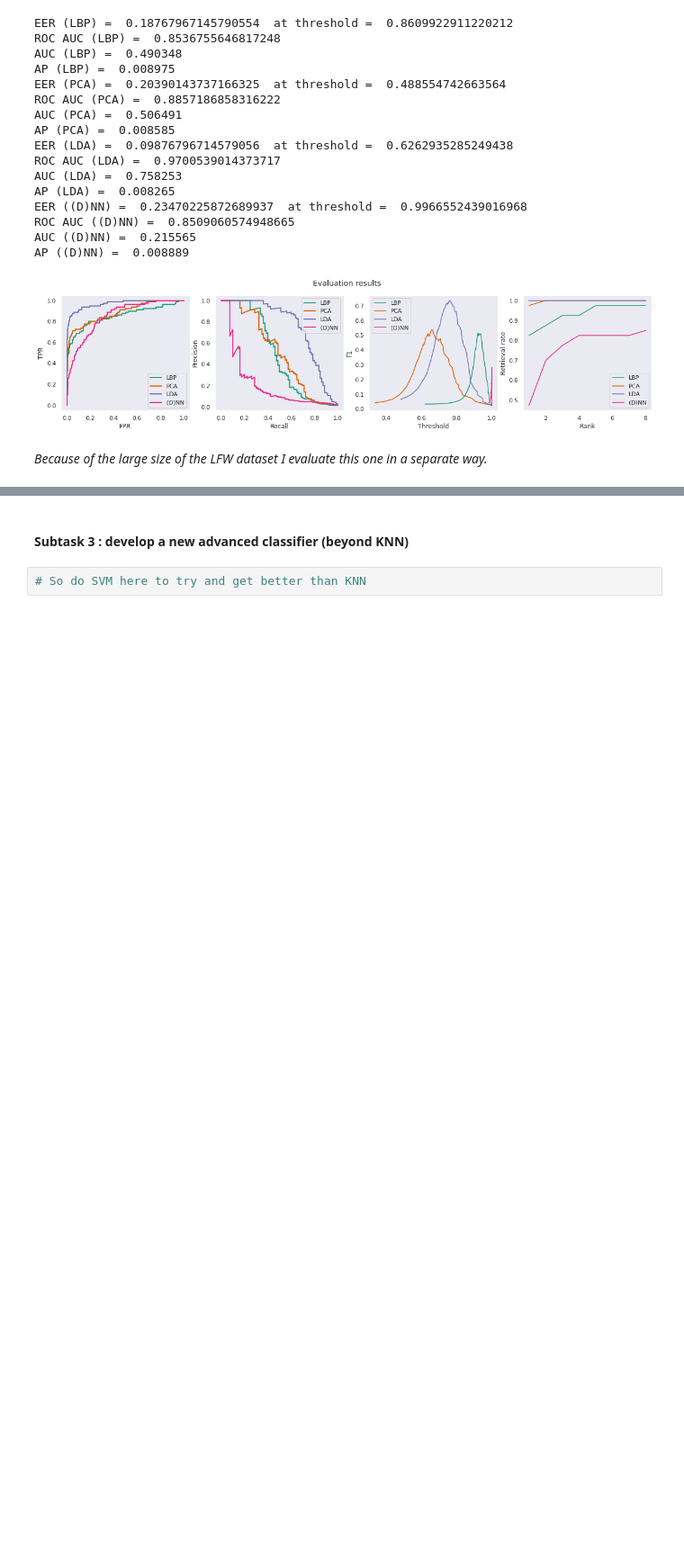
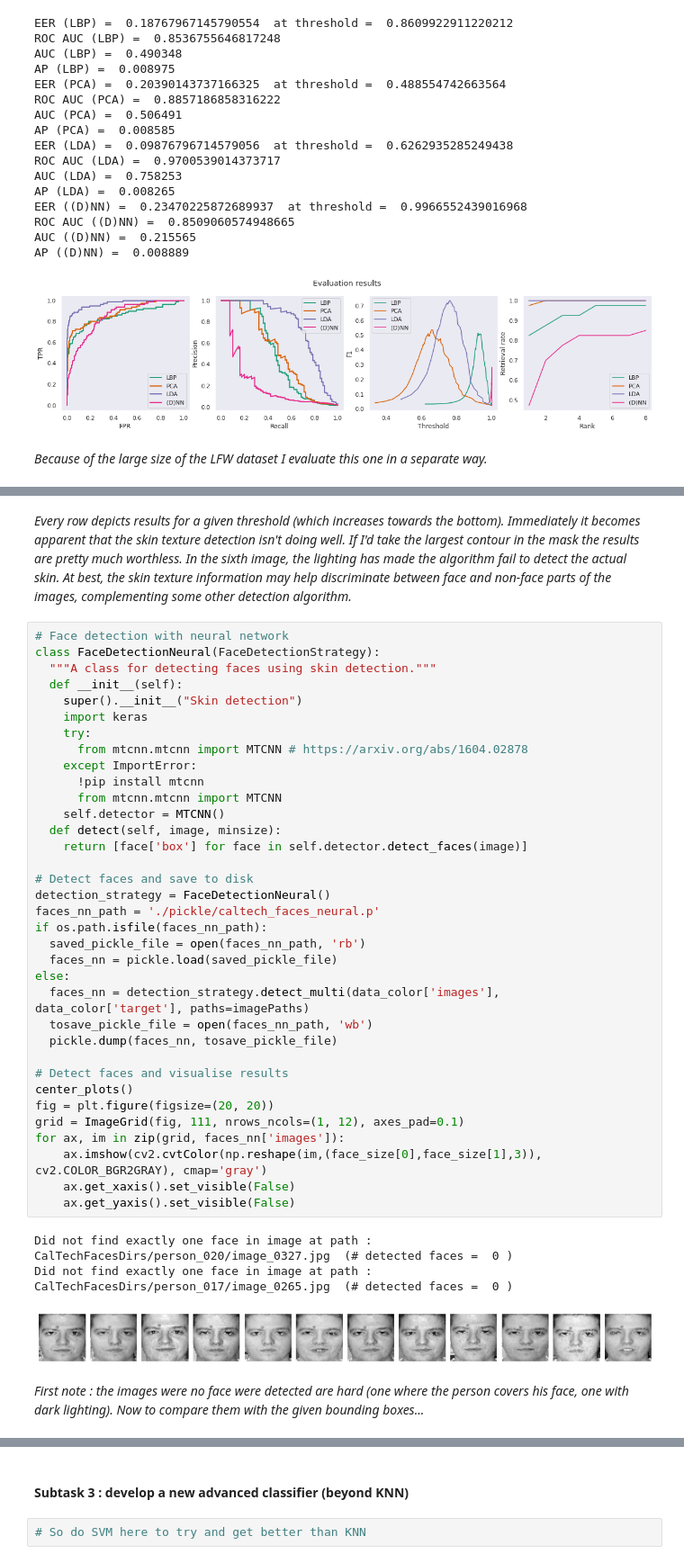
Before and after one commit to BrunoVandekerkhove/biometric-systems, a Jupyter notebook: face_recognition/facial_recognition.ipynb, the cells around one changed output, grey strips where cells are left out. Shown at 90% size. Drawn from its saved outputs; the diff is of its cells as text; blank space fills up the shorter version.

```diff
--- a/face_recognition/facial_recognition.ipynb
+++ b/face_recognition/facial_recognition.ipynb
@@ -972,0 +1009,43 @@ AttributeError: ignored
+# %% [markdown]
+*Every row depicts results for a given threshold (which increases towards the bottom). Immediately it becomes apparent that the skin texture detection isn't doing well. If I'd take the largest contour in the mask the results are pretty much worthless. In the sixth image, the lighting has made the algorithm fail to detect the actual skin. At best, the skin texture information may help discriminate between face and non-face parts of the images, complementing some other detection algorithm.*
+# %%
+# Face detection with neural network
+class FaceDetectionNeural(FaceDetectionStrategy):
+  """A class for detecting faces using skin detection."""
+  def __init__(self):
+    super().__init__("Skin detection")
+    import keras
+    try:
+      from mtcnn.mtcnn import MTCNN # https://arxiv.org/abs/1604.02878
+    except ImportError:
+      !pip install mtcnn
+      from mtcnn.mtcnn import MTCNN
+    self.detector = MTCNN()
+  def detect(self, image, minsize):
+    return [face['box'] for face in self.detector.detect_faces(image)]
+
+# Detect faces and save to disk
+detection_strategy = FaceDetectionNeural()
+faces_nn_path = './pickle/caltech_faces_neural.p'
+if os.path.isfile(faces_nn_path):
+  saved_pickle_file = open(faces_nn_path, 'rb')
+  faces_nn = pickle.load(saved_pickle_file)
+else:
+  faces_nn = detection_strategy.detect_multi(data_color['images'], data_color['target'], paths=imagePaths)
+  tosave_pickle_file = open(faces_nn_path, 'wb')
+  pickle.dump(faces_nn, tosave_pickle_file)
+
+# Detect faces and visualise results
+center_plots()
+fig = plt.figure(figsize=(20, 20))
+grid = ImageGrid(fig, 111, nrows_ncols=(1, 12), axes_pad=0.1)
+for ax, im in zip(grid, faces_nn['images']):
+    ax.imshow(cv2.cvtColor(np.reshape(im,(face_size[0],face_size[1],3)), cv2.COLOR_BGR2GRAY), cmap='gray')
+    ax.get_xaxis().set_visible(False)
+    ax.get_yaxis().set_visible(False)
+# %% [output]
+Did not find exactly one face in image at path :  CalTechFacesDirs/person_020/image_0327.jpg  (# detected faces =  0 )
+Did not find exactly one face in image at path :  CalTechFacesDirs/person_017/image_0265.jpg  (# detected faces =  0 )
+[figure, added]
+# %% [markdown]
+*First note : the images were no face were detected are hard (one where the person covers his face, one with dark lighting). Now to compare them with the given bounding boxes...*
```
Also changed, not shown: parts of 9 cells of this notebook.
